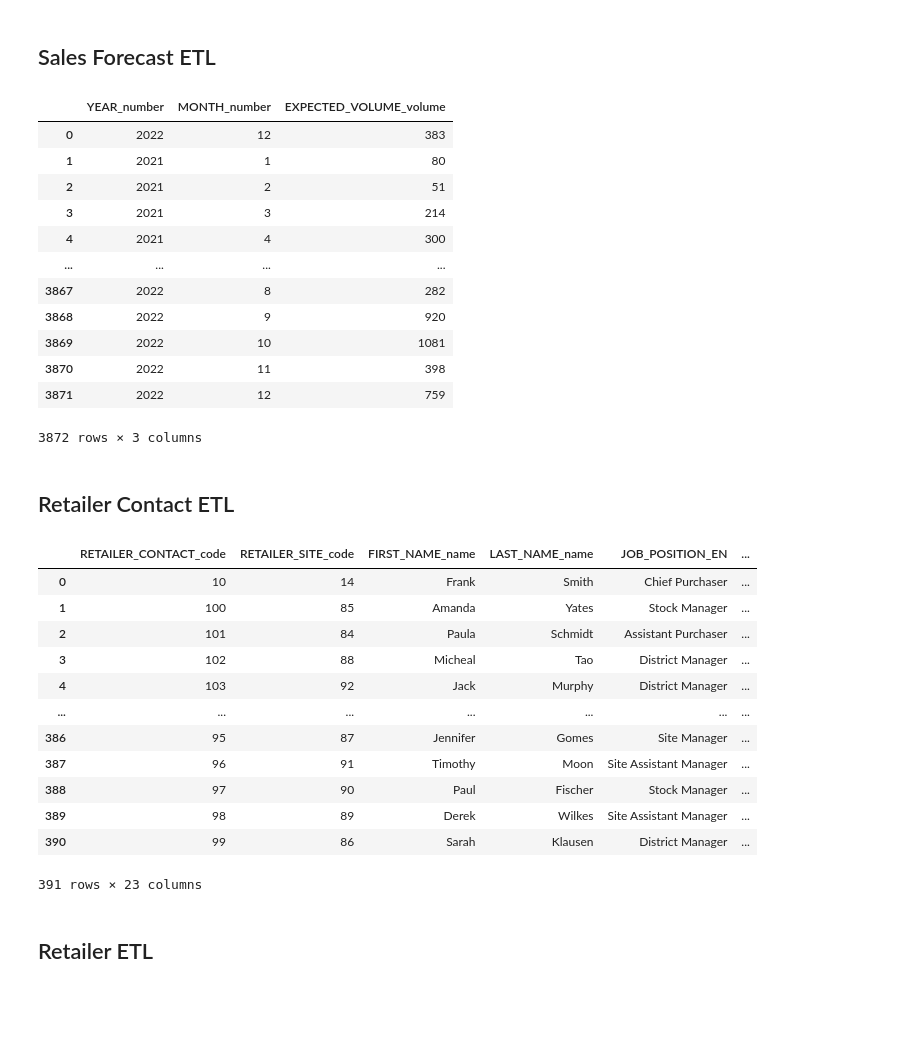
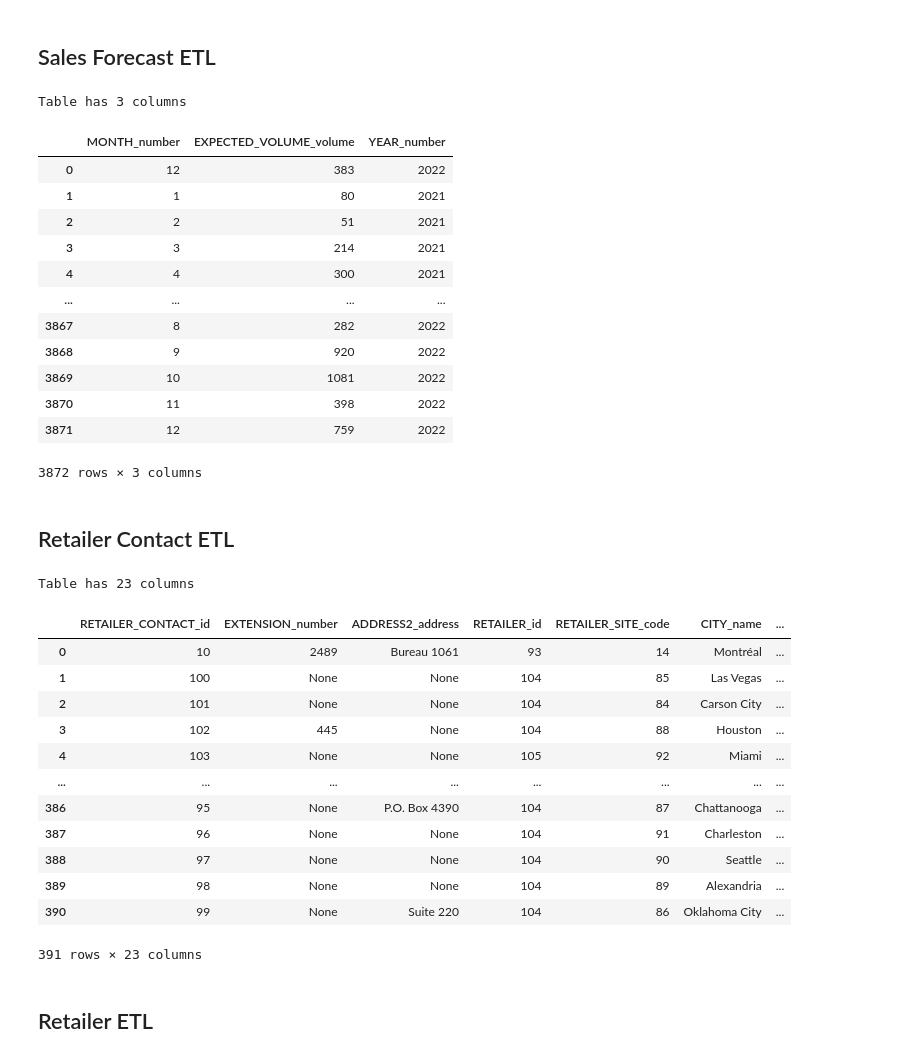
Before and after one commit to Vertcol/Datawarehouse, a Jupyter notebook: ETL.ipynb, the cells around one changed output. Cells and saved outputs as stored; diff of their text form; code cells hidden in the pictures; blank space fills up the shorter version.

Commit message:
Refactor column exclusion

```diff
--- a/ETL.ipynb
+++ b/ETL.ipynb
@@ -281,51 +339,52 @@ course_etl
 sales_forecast_etl = sales_forecast[["YEAR", "MONTH", "EXPECTED_VOLUME"]]\
         .rename(columns=rename_mapping)
 
+sales_forecast_etl = filterColumns(sales_forecast_etl)
+
+sizeCheck(sales_forecast_etl,3)
 sales_forecast_etl
 # %% [output]
+Table has 3 columns
-|  | YEAR_number | MONTH_number | EXPECTED_VOLUME_volume |
-| 0 | 2022 | 12 | 383 |
-| 1 | 2021 | 1 | 80 |
-| 2 | 2021 | 2 | 51 |
-| 3 | 2021 | 3 | 214 |
-| 4 | 2021 | 4 | 300 |
+|  | MONTH_number | EXPECTED_VOLUME_volume | YEAR_number |
+| 0 | 12 | 383 | 2022 |
+| 1 | 1 | 80 | 2021 |
+| 2 | 2 | 51 | 2021 |
+| 3 | 3 | 214 | 2021 |
+| 4 | 4 | 300 | 2021 |
 | ... | ... | ... | ... |
-| 3867 | 2022 | 8 | 282 |
-| 3868 | 2022 | 9 | 920 |
-| 3869 | 2022 | 10 | 1081 |
-| 3870 | 2022 | 11 | 398 |
-| 3871 | 2022 | 12 | 759 |
+| 3867 | 8 | 282 | 2022 |
+| 3868 | 9 | 920 | 2022 |
+| 3869 | 10 | 1081 | 2022 |
+| 3870 | 11 | 398 | 2022 |
+| 3871 | 12 | 759 | 2022 |
-3872 rows × 3 columns
+3872 rows × 3 columns
 # %% [markdown]
 ## Retailer Contact ETL
 # %%
 retailer_contact_etl = pd.merge(retailer_contact, retailer_site, on='RETAILER_SITE_CODE')
 retailer_contact_etl = pd.merge(retailer_contact_etl, country, on='COUNTRY_CODE')
 retailer_contact_etl = pd.merge(retailer_contact_etl, sales_territory, on='SALES_TERRITORY_CODE')\
-    [['RETAILER_CONTACT_CODE', 'RETAILER_SITE_CODE', 'FIRST_NAME',
-       'LAST_NAME', 'JOB_POSITION_EN', 'EXTENSION', 'FAX', 'E_MAIL', 'GENDER',
-       'RETAILER_CODE', 'ADDRESS1', 'ADDRESS2', 'CITY', 'REGION',
-       'POSTAL_ZONE', 'COUNTRY_CODE', 'ACTIVE_INDICATOR',
-       'COUNTRY_EN', 'LANGUAGE', 'CURRENCY_NAME',
-       'FLAG_IMAGE', 'SALES_TERRITORY_CODE',
-       'TERRITORY_NAME_EN']]\
     .rename(columns=rename_mapping)
 
+retailer_contact_etl = filterColumns(retailer_contact_etl)
+
+sizeCheck(retailer_contact_etl,23)
 retailer_contact_etl
 # %% [output]
+Table has 23 columns
-|  | RETAILER_CONTACT_code | RETAILER_SITE_code | FIRST_NAME_name | LAST_NAME_name | JOB_POSITION_EN | ... |
-| 0 | 10 | 14 | Frank | Smith | Chief Purchaser | ... |
-| 1 | 100 | 85 | Amanda | Yates | Stock Manager | ... |
-| 2 | 101 | 84 | Paula | Schmidt | Assistant Purchaser | ... |
-| 3 | 102 | 88 | Micheal | Tao | District Manager | ... |
-| 4 | 103 | 92 | Jack | Murphy | District Manager | ... |
-| ... | ... | ... | ... | ... | ... | ... |
-| 386 | 95 | 87 | Jennifer | Gomes | Site Manager | ... |
-| 387 | 96 | 91 | Timothy | Moon | Site Assistant Manager | ... |
-| 388 | 97 | 90 | Paul | Fischer | Stock Manager | ... |
-| 389 | 98 | 89 | Derek | Wilkes | Site Assistant Manager | ... |
-| 390 | 99 | 86 | Sarah | Klausen | District Manager | ... |
+|  | RETAILER_CONTACT_id | EXTENSION_number | ADDRESS2_address | RETAILER_id | RETAILER_SITE_code | CITY_name | ... |
+| 0 | 10 | 2489 | Bureau 1061 | 93 | 14 | Montréal | ... |
+| 1 | 100 | None | None | 104 | 85 | Las Vegas | ... |
+| 2 | 101 | None | None | 104 | 84 | Carson City | ... |
+| 3 | 102 | 445 | None | 104 | 88 | Houston | ... |
+| 4 | 103 | None | None | 105 | 92 | Miami | ... |
+| ... | ... | ... | ... | ... | ... | ... | ... |
+| 386 | 95 | None | P.O. Box 4390 | 104 | 87 | Chattanooga | ... |
+| 387 | 96 | None | None | 104 | 91 | Charleston | ... |
+| 388 | 97 | None | None | 104 | 90 | Seattle | ... |
+| 389 | 98 | None | None | 104 | 89 | Alexandria | ... |
+| 390 | 99 | None | Suite 220 | 104 | 86 | Oklahoma City | ... |
-391 rows × 23 columns
+391 rows × 23 columns
 # %% [markdown]
 ## Retailer ETL
 # %%
```
Also changed, not shown: parts of 11 cells of this notebook, 1 other file.
